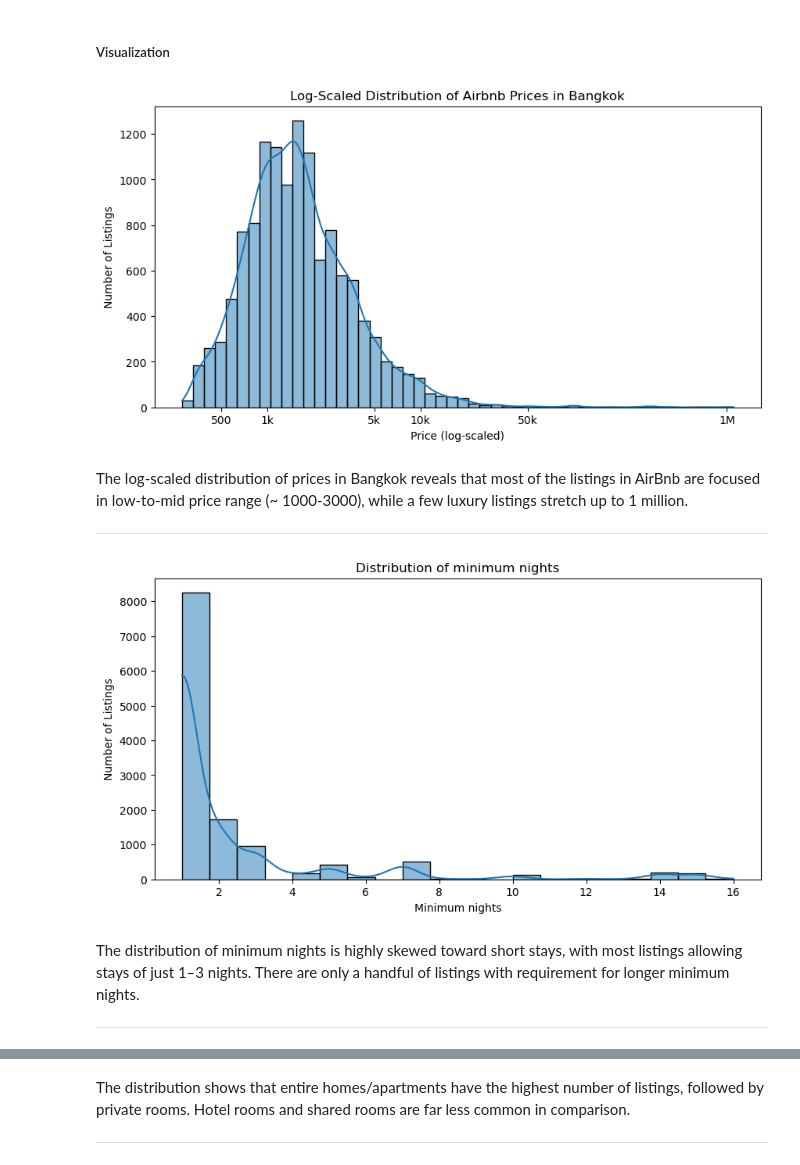
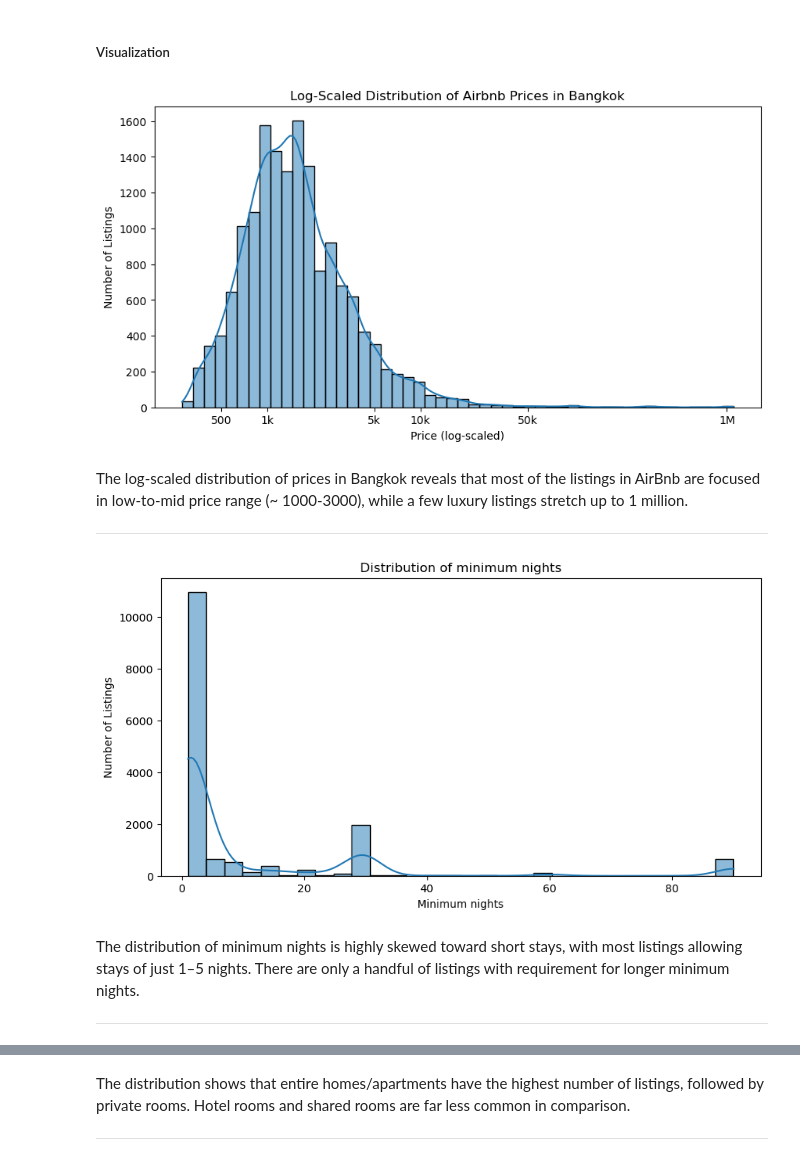
Before and after one commit to sg-333/Airbnb-DA, a Jupyter notebook: project.ipynb, the cells around one changed output, grey strips where cells are left out. Drawn from its saved outputs; the diff is of its cells as text; code cells hidden in the pictures.

Commit message:
Outlier handling

```diff
--- a/project.ipynb
+++ b/project.ipynb
@@ -226,14 +226,3 @@ The distribution of 'minimum_nights' is highly skewed with extreme large number.
 # %%
-# Function for IQR method
-def remove_outlier_iqr(df, col):
-    Q1 = df[col].quantile(0.25) # 25th percentile
-    Q3 = df[col].quantile(0.75) # 75th percentile
-    IQR = Q3 -Q1
-
-    lower_bound = Q1 - 1.5 * IQR
-    upper_bound = Q3 + 1.5 * IQR
-
-    return df[(df[col] >= lower_bound) & (df[col] <= upper_bound)] # removes the outliers
+# Capping the minimum nights at 90 days for values over 90
+df['minimum_nights'] = df['minimum_nights'].clip(upper=90)
-# %%
-# removing outliers from minimum_nights
-df = remove_outlier_iqr(df, 'minimum_nights')
@@ -368,7 +359,7 @@ xticks = [np.log(x) for x in [500, 1000, 5000, 10000, 50000, 1000000]]
 plt.xticks(xticks, ["500", "1k", "5k", "10k", "50k", "1M"])
 plt.show()
 # %% [output]
-[figure, old version]
+[figure, new version]
 # %% [markdown]
 The log-scaled distribution of prices in Bangkok reveals that most of the listings in AirBnb are focused in low-to-mid price range (~ 1000-3000), while a few luxury listings stretch up to 1 million.
 
@@ -376,16 +367,16 @@ The log-scaled distribution of prices in Bangkok reveals that most of the listin
 # %%
 # Distribution of Minimum nights requirements in Airbnb Bangkok
 
 plt.figure(figsize=(10,5))
-sns.histplot(df['minimum_nights'], bins=20, kde=True)
+sns.histplot(df['minimum_nights'], bins=30, kde=True)
 plt.title("Distribution of minimum nights")
 plt.xlabel("Minimum nights")
 plt.ylabel("Number of Listings")
 plt.show()
 # %% [output]
-[figure, old version]
+[figure, new version]
 # %% [markdown]
-The distribution of minimum nights is highly skewed toward short stays, with most listings allowing stays of just 1–3 nights.
+The distribution of minimum nights is highly skewed toward short stays, with most listings allowing stays of just 1–5 nights.
 There are only a handful of listings with requirement for longer minimum nights.
 
 ---
```
Also changed, not shown: parts of 16 cells of this notebook, 1 other file.
